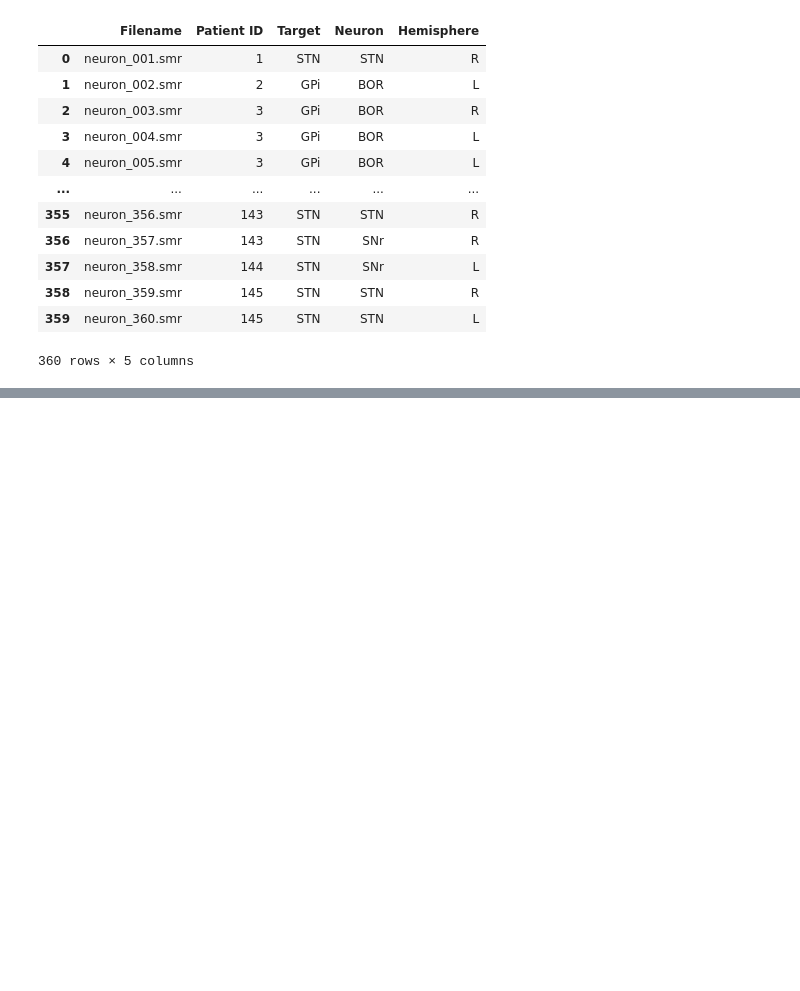
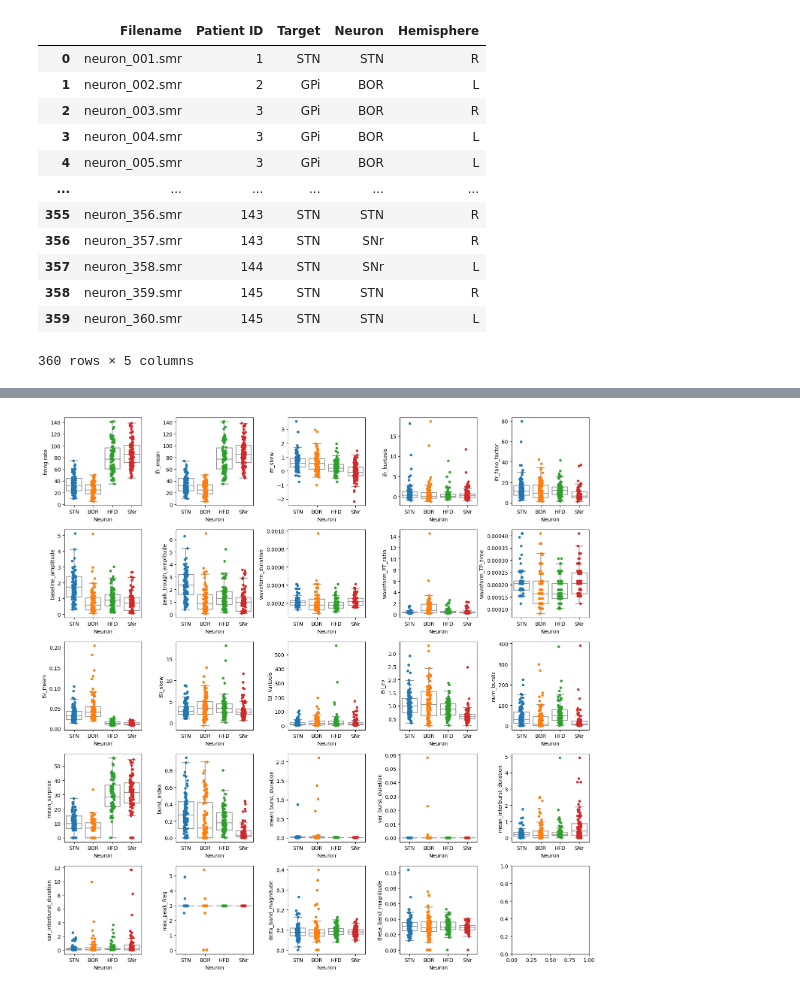
Before and after one commit to jazlynntan/BME1500H_group5, a Jupyter notebook: ModelTraining.ipynb, the cells around one changed output, grey strips where cells are left out. Cells and saved outputs as stored; diff of their text form; code cells hidden in the pictures; blank space fills up the shorter version.

```diff
--- a/ModelTraining.ipynb
+++ b/ModelTraining.ipynb
@@ -239,0 +276,12 @@ array([0.08802733, 0.09329092, 0.05104145, 0.03462707, 0.03123744,
+# %%
+import seaborn as sns
+
+fig,axes=plt.subplots(5,5,figsize=(15,15))
+axes = axes.ravel()
+for i, feat in enumerate(features):
+    sns.boxplot(combined_data,x='Neuron',y=feat,ax=axes[i],showfliers=False,color='white')
+    sns.stripplot(combined_data, x='Neuron', y=feat,ax=axes[i],hue='Neuron',legend=False)
+
+fig.tight_layout()
+# %% [output]
+[figure, added]
```
Also changed, not shown: parts of 13 cells of this notebook, 3 other files.
